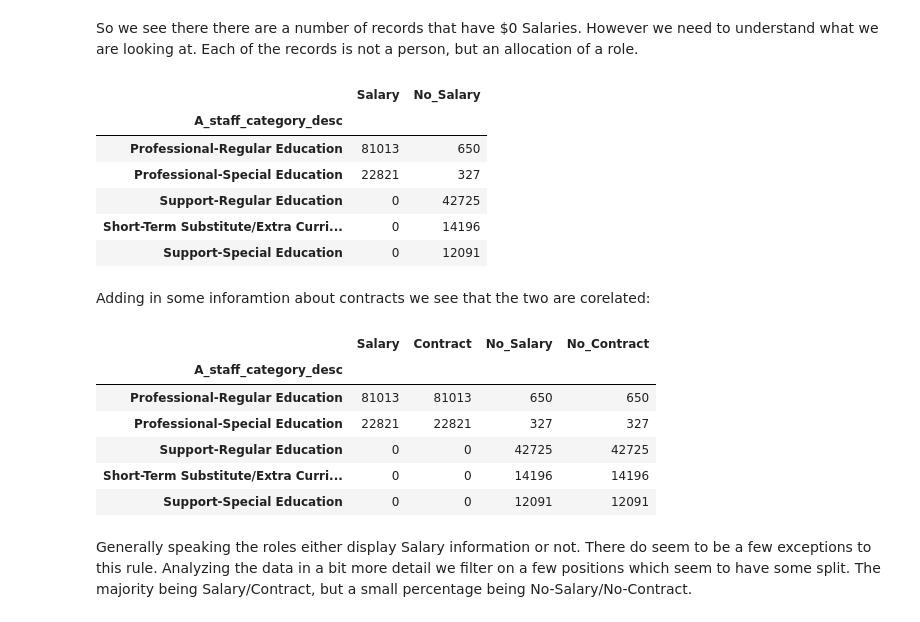
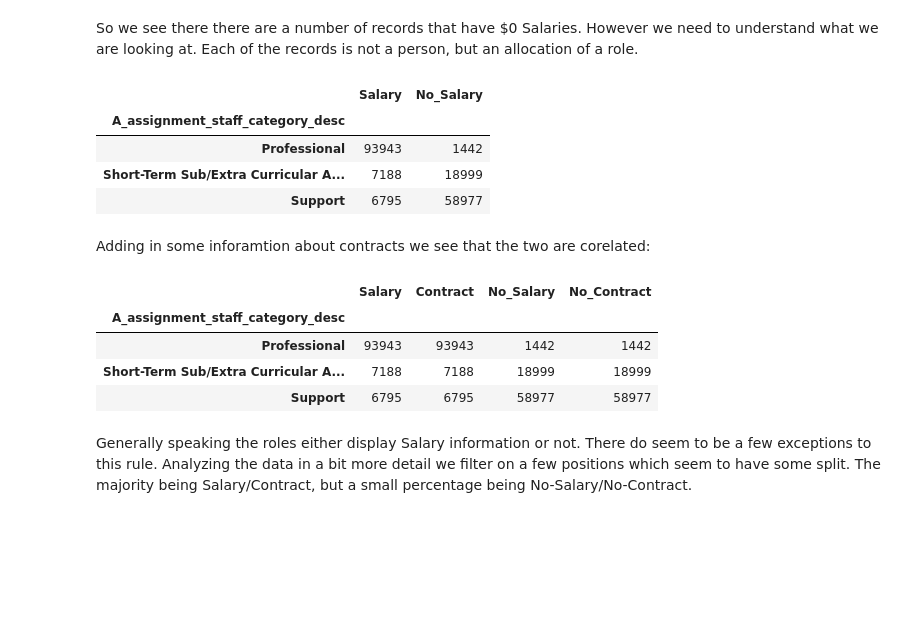
Before and after one commit to j-buss/wi-dpi, a Jupyter notebook: eda/5.0_Analysis.ipynb, the cells around one changed output. Cells and saved outputs as stored; diff of their text form; code cells hidden in the pictures; blank space fills up the shorter version.

```diff
--- a/eda/5.0_Analysis.ipynb
+++ b/eda/5.0_Analysis.ipynb
@@ -168,4 +168,37 @@ sql_salary_summary ='''
 '''
 # %% [markdown]
 So we see there there are a number of records that have $0 Salaries. However we need to understand what we are looking at. Each of the records is not a person, but an allocation of a role.
+# %%
+sql_role_cat_w_salary_2017 = '''
+SELECT
+  A.assignment_staff_category_desc,
+  A.position_classification,
+  sum(has_salary) Salary,
+  sum(has_contract) Contract,
+  sum(no_salary) No_Salary,
+  sum(no_contract) No_Contract
+FROM
+(SELECT
+    assignment_staff_category_desc,
+    position_classification,
+    CASE WHEN (salary = 0 OR salary is null) THEN 1
+    ELSE 0
+    END AS no_salary,
+    CASE WHEN (salary <> 0 AND salary is not null) THEN 1
+    ELSE 0
+    END as has_salary,
+    CASE WHEN (contract_days = 0 OR contract_days is null) THEN 1
+    ELSE 0
+    END AS no_contract,
+    CASE WHEN (contract_days <> 0 AND contract_days is not null) THEN 1
+    ELSE 0
+    END as has_contract
+  FROM
+    {}.{}) A
+GROUP BY
+  A.assignment_staff_category_desc,
+  A.position_classification
+'''.format('refined','2017_all_staff_report')
+# %%
+df_role_cat_w_salary_2017 = pd.read_gbq(sql_role_cat_w_salary_2017, project_id=project_id)
 # %%
@@ -207,30 +240,26 @@ df_role_cat_w_salary = pd.read_gbq(sql_role_cat_w_salary, project_id=project_id)
 # %%
-df_role_cat_w_salary[['A_staff_category_desc','Salary','No_Salary']]\
-  .groupby('A_staff_category_desc').sum().sort_values(
+df_role_cat_w_salary_2017[['A_assignment_staff_category_desc','Salary','No_Salary']]\
+  .groupby('A_assignment_staff_category_desc').sum().sort_values(
   by=['Salary','No_Salary'],
   ascending=False)
 # %% [output]
 |  | Salary | No_Salary |
-| A_staff_category_desc |  |  |
-| Professional-Regular Education | 81013 | 650 |
-| Professional-Special Education | 22821 | 327 |
-| Support-Regular Education | 0 | 42725 |
-| Short-Term Substitute/Extra Curri... | 0 | 14196 |
-| Support-Special Education | 0 | 12091 |
+| A_assignment_staff_category_desc |  |  |
+| Professional | 93943 | 1442 |
+| Short-Term Sub/Extra Curricular A... | 7188 | 18999 |
+| Support | 6795 | 58977 |
 # %% [markdown]
 Adding in some inforamtion about contracts we see that the two are corelated:
 # %%
-df_role_cat_w_salary\
-  .groupby('A_staff_category_desc').sum().sort_values(
+df_role_cat_w_salary_2017\
+  .groupby('A_assignment_staff_category_desc').sum().sort_values(
   by=['Salary','No_Salary'],
   ascending=False)
 # %% [output]
 |  | Salary | Contract | No_Salary | No_Contract |
-| A_staff_category_desc |  |  |  |  |
-| Professional-Regular Education | 81013 | 81013 | 650 | 650 |
-| Professional-Special Education | 22821 | 22821 | 327 | 327 |
-| Support-Regular Education | 0 | 0 | 42725 | 42725 |
-| Short-Term Substitute/Extra Curri... | 0 | 0 | 14196 | 14196 |
-| Support-Special Education | 0 | 0 | 12091 | 12091 |
+| A_assignment_staff_category_desc |  |  |  |  |
+| Professional | 93943 | 93943 | 1442 | 1442 |
+| Short-Term Sub/Extra Curricular A... | 7188 | 7188 | 18999 | 18999 |
+| Support | 6795 | 6795 | 58977 | 58977 |
 # %% [markdown]
 Generally speaking the roles either display Salary information or not. There do seem to be a few exceptions to this rule. Analyzing the data in a bit more detail we filter on a few positions which seem to have some split. The majority being Salary/Contract, but a small percentage being No-Salary/No-Contract.
```
Also changed, not shown: parts of 11 cells of this notebook.
